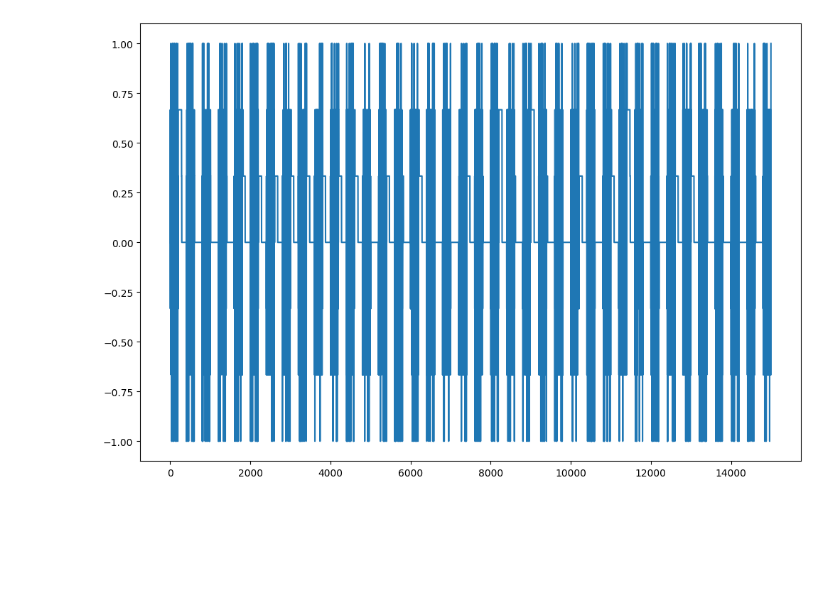
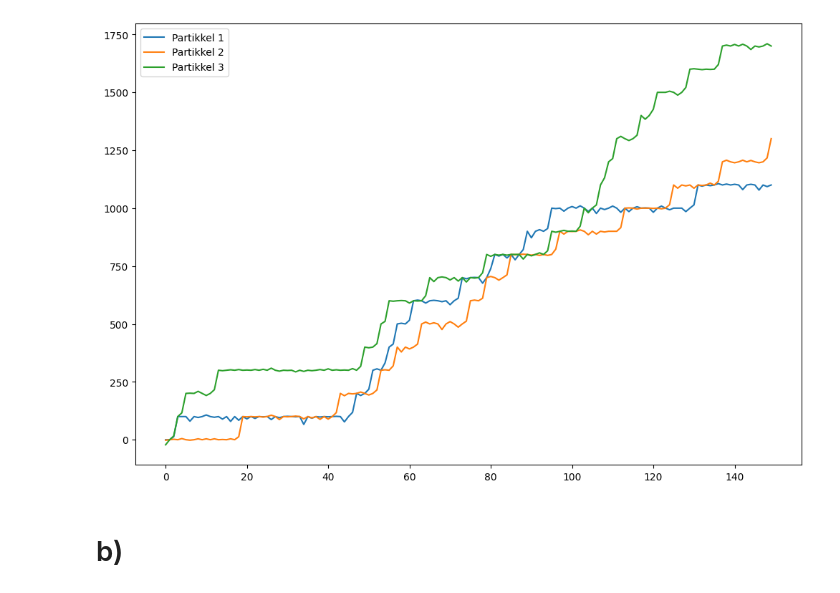
Before and after one commit to marieke-vaske/VitBer-BioFys, a Jupyter notebook: Prosjekt - oppgave 3.ipynb, the cells around one changed output. Cells and saved outputs as stored; diff of their text form; code cells hidden in the pictures; blank space fills up the shorter version.

```diff
--- a/Prosjekt - oppgave 3.ipynb
+++ b/Prosjekt - oppgave 3.ipynb
@@ -99,5 +89,21 @@ plt.show()
-# %%
-plt.plot(J1)
-plt.show()
-# %% [output]
-[figure, removed]
+# %%
+timeCycle = 2 * 75
+number_of_particles = 3
+alpha = 0.1
+T_p = 200
+N_x = 100
+h = 1
+delta_t = 1
+beta = 1000
+
+x_start =  np.zeros((timeCycle, number_of_particles)) # Array med alle partikklene i posisjon x=0, iterer gjennom partikler og tidssteg
+
+x1, X1, J1 = sim2(T_p, N_x, x_start)
+for i in range(number_of_particles):
+    plt.plot(X1[:, i], label=f"Partikkel {i+1}")
+plt.legend()
+plt.show()
+# %% [output]
+[figure, added]
+# %% [markdown]
+# b)
```
Also changed, not shown: parts of 6 cells of this notebook.
